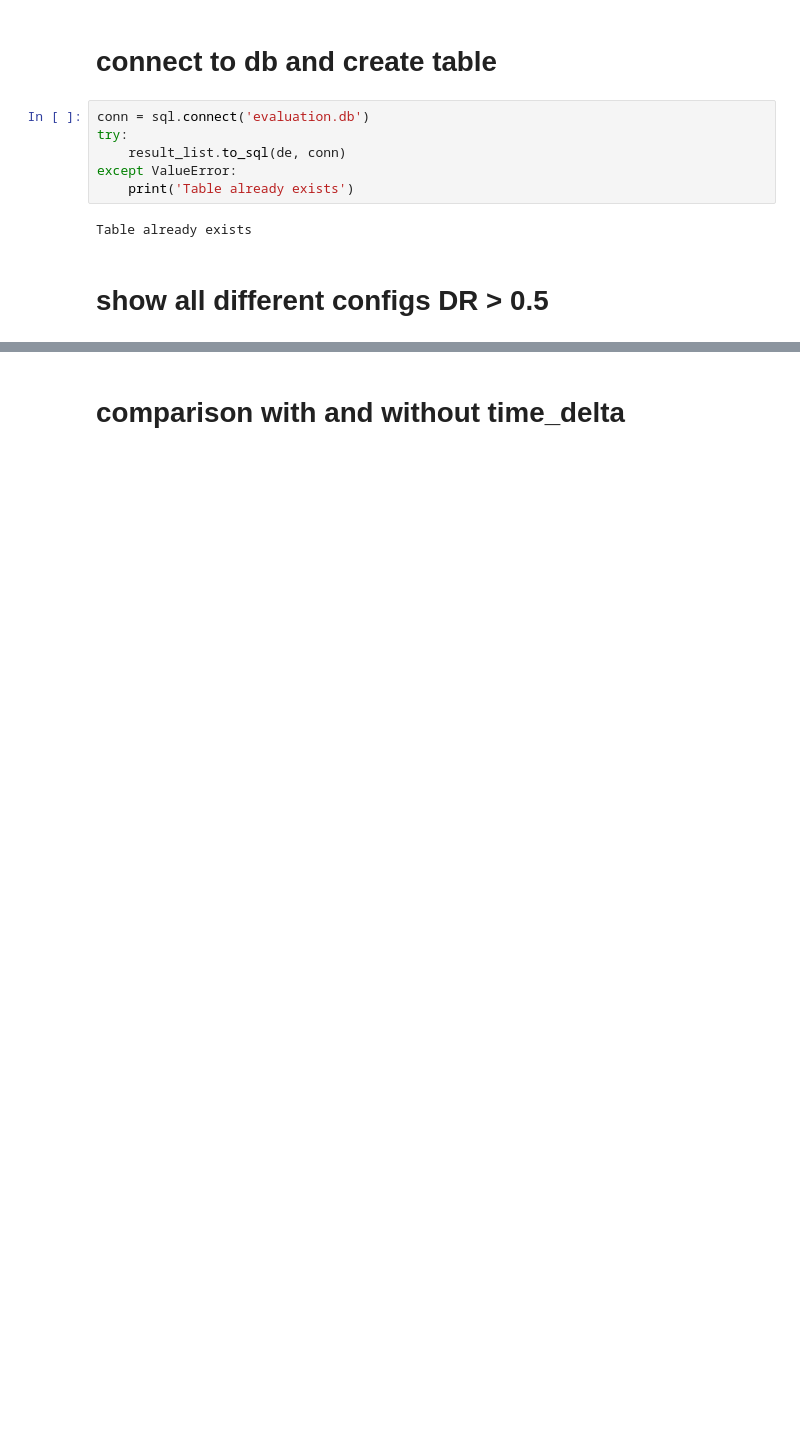
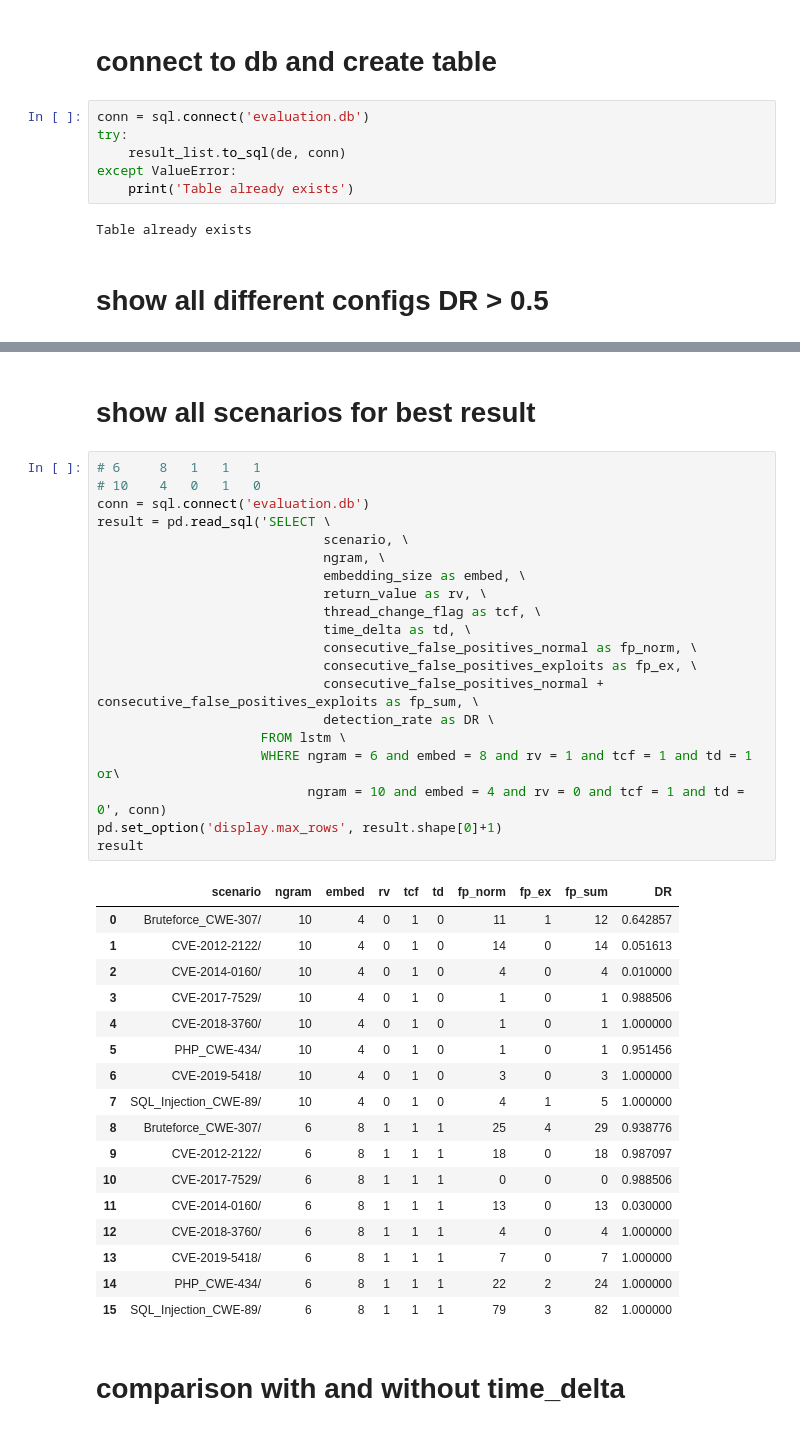
Before and after one commit to LID-DS/LID-DS, a Jupyter notebook: algorithms/evaluation/eval.ipynb, the cells around one changed output, grey strips where cells are left out. Drawn from its saved outputs; the diff is of its cells as text; blank space fills up the shorter version.

Commit message:
updated evaluation

```diff
--- a/algorithms/evaluation/eval.ipynb
+++ b/algorithms/evaluation/eval.ipynb
@@ -100,3 +102,43 @@ result
+# %% [markdown]
+# show all scenarios for best result
+# %%
+# 6 	8 	1 	1 	1
+# 10 	4 	0 	1 	0
+conn = sql.connect('evaluation.db')
+result = pd.read_sql('SELECT \
+                             scenario, \
+                             ngram, \
+                             embedding_size as embed, \
+                             return_value as rv, \
+                             thread_change_flag as tcf, \
+                             time_delta as td, \
+                             consecutive_false_positives_normal as fp_norm, \
+                             consecutive_false_positives_exploits as fp_ex, \
+                             consecutive_false_positives_normal + consecutive_false_positives_exploits as fp_sum, \
+                             detection_rate as DR \
+                     FROM lstm \
+                     WHERE ngram = 6 and embed = 8 and rv = 1 and tcf = 1 and td = 1 or\
+                           ngram = 10 and embed = 4 and rv = 0 and tcf = 1 and td = 0', conn)
+pd.set_option('display.max_rows', result.shape[0]+1)
+result
+# %% [output]
+|  | scenario | ngram | embed | rv | tcf | td | fp_norm | fp_ex | fp_sum | DR |
+| 0 | Bruteforce_CWE-307/ | 10 | 4 | 0 | 1 | 0 | 11 | 1 | 12 | 0.642857 |
+| 1 | CVE-2012-2122/ | 10 | 4 | 0 | 1 | 0 | 14 | 0 | 14 | 0.051613 |
+| 2 | CVE-2014-0160/ | 10 | 4 | 0 | 1 | 0 | 4 | 0 | 4 | 0.010000 |
+| 3 | CVE-2017-7529/ | 10 | 4 | 0 | 1 | 0 | 1 | 0 | 1 | 0.988506 |
+| 4 | CVE-2018-3760/ | 10 | 4 | 0 | 1 | 0 | 1 | 0 | 1 | 1.000000 |
+| 5 | PHP_CWE-434/ | 10 | 4 | 0 | 1 | 0 | 1 | 0 | 1 | 0.951456 |
+| 6 | CVE-2019-5418/ | 10 | 4 | 0 | 1 | 0 | 3 | 0 | 3 | 1.000000 |
+| 7 | SQL_Injection_CWE-89/ | 10 | 4 | 0 | 1 | 0 | 4 | 1 | 5 | 1.000000 |
+| 8 | Bruteforce_CWE-307/ | 6 | 8 | 1 | 1 | 1 | 25 | 4 | 29 | 0.938776 |
+| 9 | CVE-2012-2122/ | 6 | 8 | 1 | 1 | 1 | 18 | 0 | 18 | 0.987097 |
+| 10 | CVE-2017-7529/ | 6 | 8 | 1 | 1 | 1 | 0 | 0 | 0 | 0.988506 |
+| 11 | CVE-2014-0160/ | 6 | 8 | 1 | 1 | 1 | 13 | 0 | 13 | 0.030000 |
+| 12 | CVE-2018-3760/ | 6 | 8 | 1 | 1 | 1 | 4 | 0 | 4 | 1.000000 |
+| 13 | CVE-2019-5418/ | 6 | 8 | 1 | 1 | 1 | 7 | 0 | 7 | 1.000000 |
+| 14 | PHP_CWE-434/ | 6 | 8 | 1 | 1 | 1 | 22 | 2 | 24 | 1.000000 |
+| 15 | SQL_Injection_CWE-89/ | 6 | 8 | 1 | 1 | 1 | 79 | 3 | 82 | 1.000000 |
 # %% [markdown]
 # comparison with and without time_delta
 # %%
```
Also changed, not shown: parts of 6 cells of this notebook.
